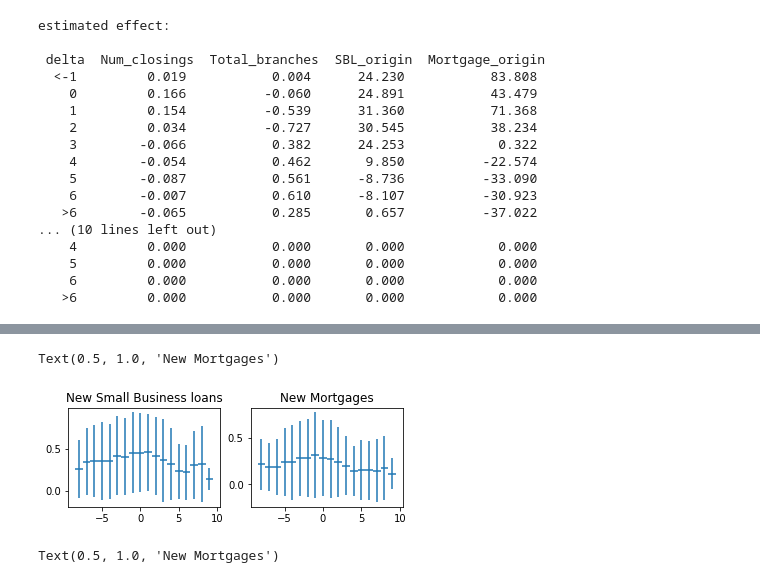
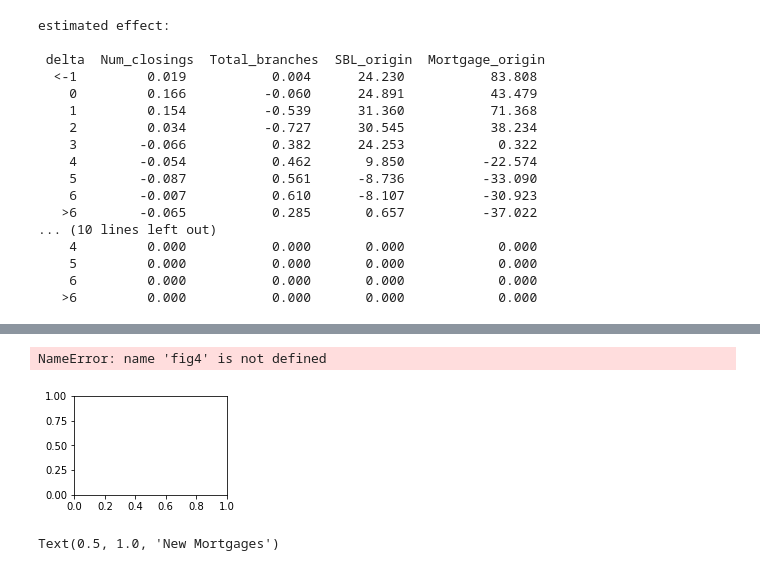
Before and after one commit to fbalensiefer/Python_SimulationStudy, a Jupyter notebook: fbalensiefer.ipynb, the cells around one changed output, grey strips where cells are left out. Cells and saved outputs as stored; diff of their text form; code cells hidden in the pictures.

```diff
--- a/fbalensiefer.ipynb
+++ b/fbalensiefer.ipynb
@@ -347,51 +351,15 @@ plt.show()
-# %%
-# Figure 4: Exposure to consolidation and the volume of new lending
-plt.figure()
-
-## Small Business Lending
-df = pd.read_stata('data/replication_input.dta')
-df.drop_duplicates(keep='first', inplace=True)
-df=df.assign(event_year=lambda df:df.year-df.yr_approve)
-index=list(df)
-dfmean = pd.DataFrame(columns=range(-8, 10), index=index)
-dfstd = pd.DataFrame(columns=range(-8, 10), index=index)
-#df['NumSBL_Rev1']=(df['NumSBL_Rev1']-df['NumSBL_Rev1'].mean())/df['NumSBL_Rev1'].std()
-df['NumSBL_Rev1']=(df['NumSBL_Rev1']-df['NumSBL_Rev1'].min())/(df['NumSBL_Rev1'].max()-df['NumSBL_Rev1'].min())
-for i in range(-8, 11):
-    dfmean[i]=df.loc[(df['event_year']==i) & df['overlap']==1].mean()
-    dfstd[i]=df.loc[(df['event_year']==i) & df['overlap']==1].std()
-dfmean=dfmean.T
-dfstd=dfstd.T
-mean=dfmean['NumSBL_Rev1']
-std=dfstd['NumSBL_Rev1']
-plt.subplot(2,2,1)
-plt.errorbar(mean.index, mean, xerr=0.5, yerr=2*std, linestyle='')
-plt.title('New Small Business loans')
-#plt.show()
-
-## Mortgages
-df = pd.read_stata('data/replication_input.dta')
-df.drop_duplicates(keep='first', inplace=True)
-df=df.assign(event_year=lambda df:df.year-df.yr_approve)
-index=list(df)
-dfmean = pd.DataFrame(columns=range(-8, 10), index=index)
-dfstd = pd.DataFrame(columns=range(-8, 10), index=index)
-#df['total_origin']=(df['total_origin']-df['total_origin'].mean())/df['total_origin'].std()
-df['total_origin']=(df['total_origin']-df['total_origin'].min())/(df['total_origin'].max()-df['total_origin'].min())
-for i in range(-8, 11):
-    dfmean[i]=df.loc[(df['event_year']==i) & df['overlap']==1].mean()
-    dfstd[i]=df.loc[(df['event_year']==i) & df['overlap']==1].std()
-dfmean=dfmean.T
-dfstd=dfstd.T
-mean=dfmean['total_origin']
-std=dfstd['total_origin']
-plt.subplot(2,2,2)
-plt.errorbar(mean.index, mean, xerr=0.5, yerr=2*std, linestyle='')
-plt.title('New Mortgages')
-#plt.show()
-# %% [output]
-Text(0.5, 1.0, 'New Mortgages')
-[figure, removed]
+# %%
+# Figure 4: Exposure to consolidation and the volume of new lending
+plt.figure()
+plt.subplot(2,2,2)
+mean=fig4()[0]
+std=fig4()[1]
+plt.errorbar(mean.index, mean, xerr=0.5, yerr=2*std, linestyle='')
+plt.title('New Mortgages')
+#plt.show()
+# %% [output]
+NameError: name 'fig4' is not defined
+[figure, added]
 # %%
 # Figure 5: The effect of subsequent bank entry on local credit supply
 plt.figure()
```
Also changed, not shown: parts of 5 cells of this notebook, 13 other files.
